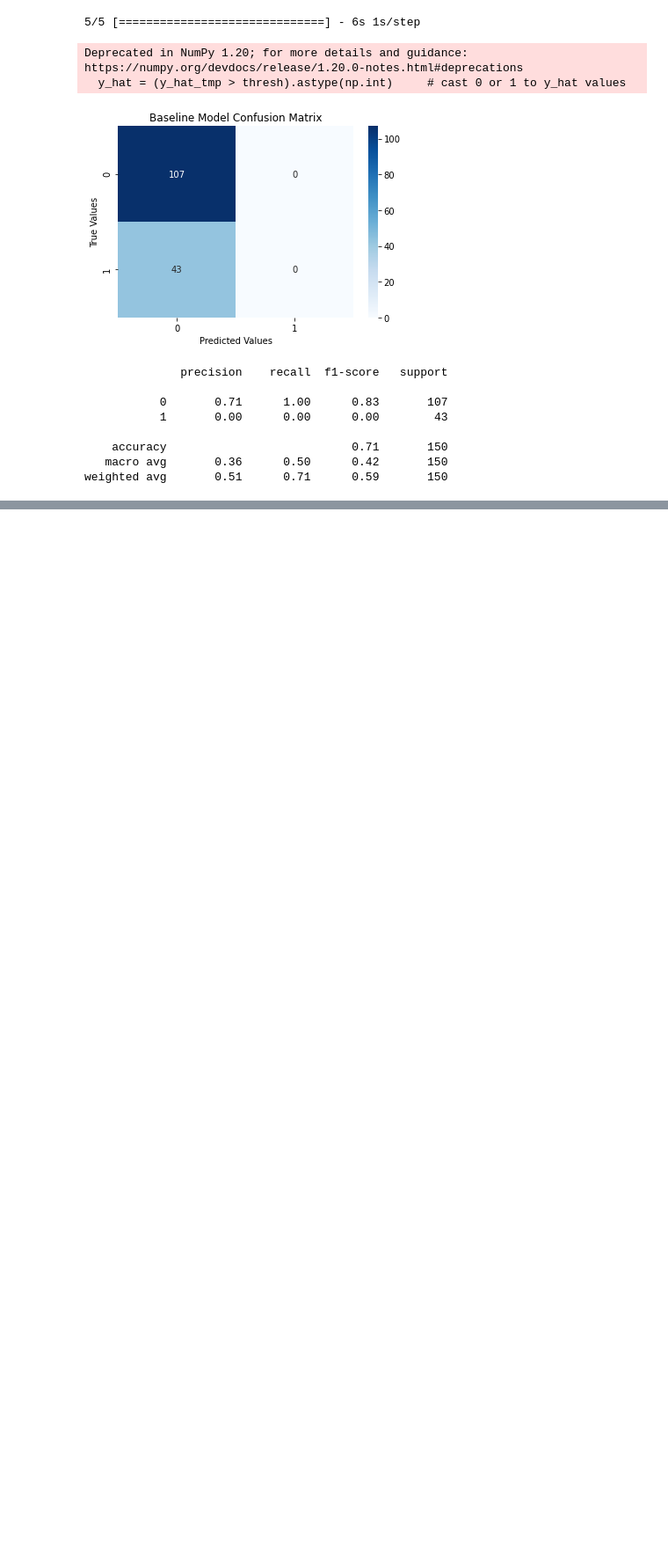
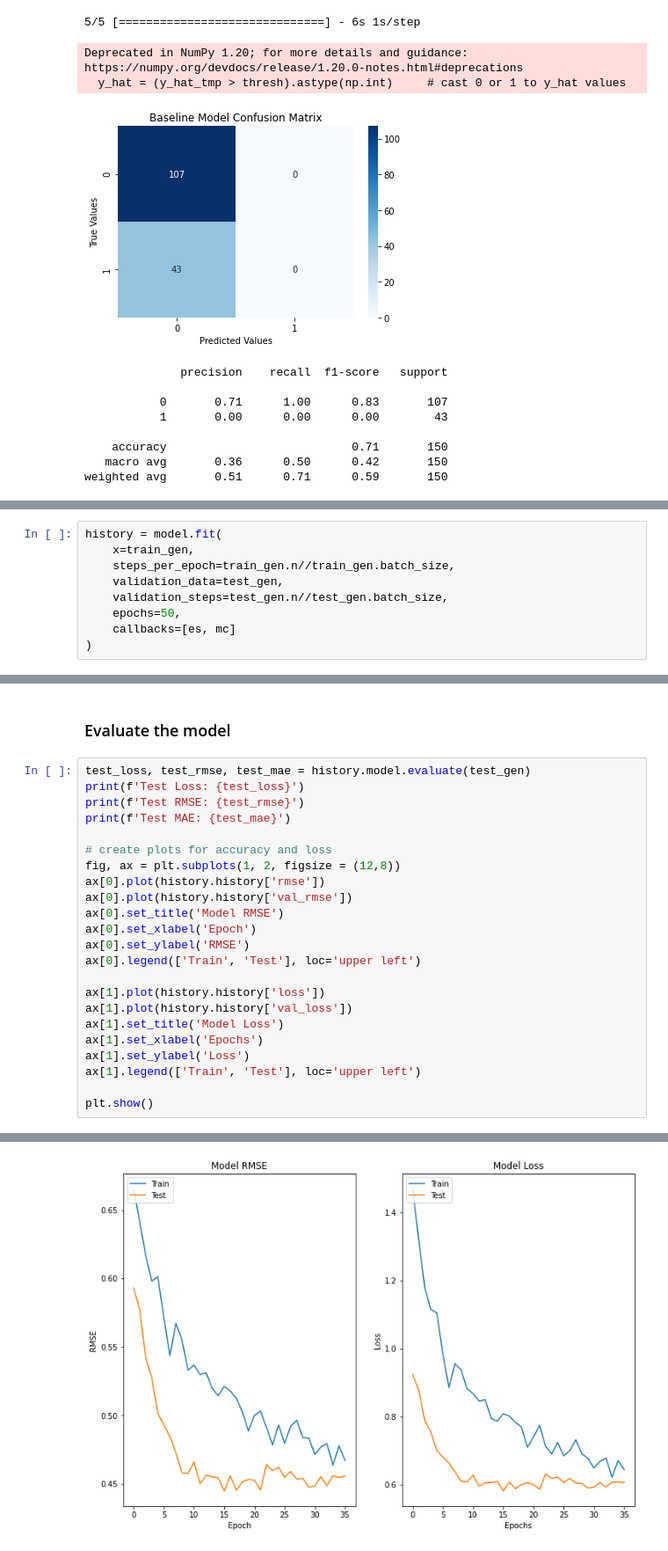
Before and after one commit to samoliver3/capstone-STRIP-AI, a Jupyter notebook: og_data_modeling.ipynb, the cells around one changed output, grey strips where cells are left out. Shown at 88% size. Cells and saved outputs as stored; diff of their text form; blank space fills up the shorter version.

```diff
--- a/og_data_modeling.ipynb
+++ b/og_data_modeling.ipynb
@@ -576,0 +724,9 @@ weighted avg       0.51      0.71      0.59       150
+# %%
+history = model.fit(
+    x=train_gen,
+    steps_per_epoch=train_gen.n//train_gen.batch_size,
+    validation_data=test_gen,
+    validation_steps=test_gen.n//test_gen.batch_size,
+    epochs=50,
+    callbacks=[es, mc]
+)
@@ -576,0 +751,26 @@ weighted avg       0.51      0.71      0.59       150
+# %% [markdown]
+### Evaluate the model
+# %%
+test_loss, test_rmse, test_mae = history.model.evaluate(test_gen)
+print(f'Test Loss: {test_loss}')
+print(f'Test RMSE: {test_rmse}')
+print(f'Test MAE: {test_mae}')
+
+# create plots for accuracy and loss
+fig, ax = plt.subplots(1, 2, figsize = (12,8))
+ax[0].plot(history.history['rmse'])
+ax[0].plot(history.history['val_rmse'])
+ax[0].set_title('Model RMSE')
+ax[0].set_xlabel('Epoch')
+ax[0].set_ylabel('RMSE')
+ax[0].legend(['Train', 'Test'], loc='upper left')
+
+ax[1].plot(history.history['loss'])
+ax[1].plot(history.history['val_loss'])
+ax[1].set_title('Model Loss')
+ax[1].set_xlabel('Epochs')
+ax[1].set_ylabel('Loss')
+ax[1].legend(['Train', 'Test'], loc='upper left')
+
+plt.show()
+# %% [output]
@@ -576,0 +781 @@ weighted avg       0.51      0.71      0.59       150
+[figure, added]
```
Also changed, not shown: parts of 33 cells of this notebook.
